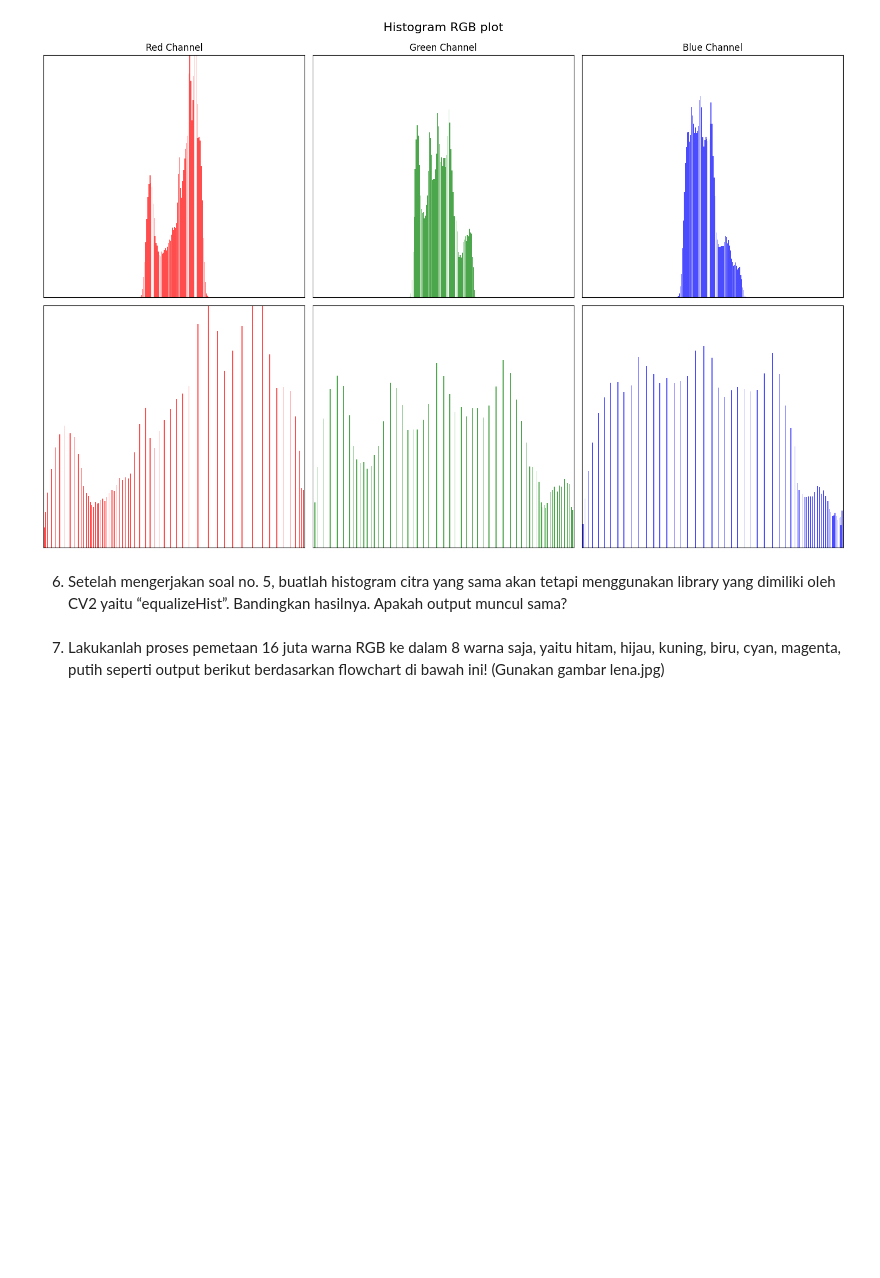
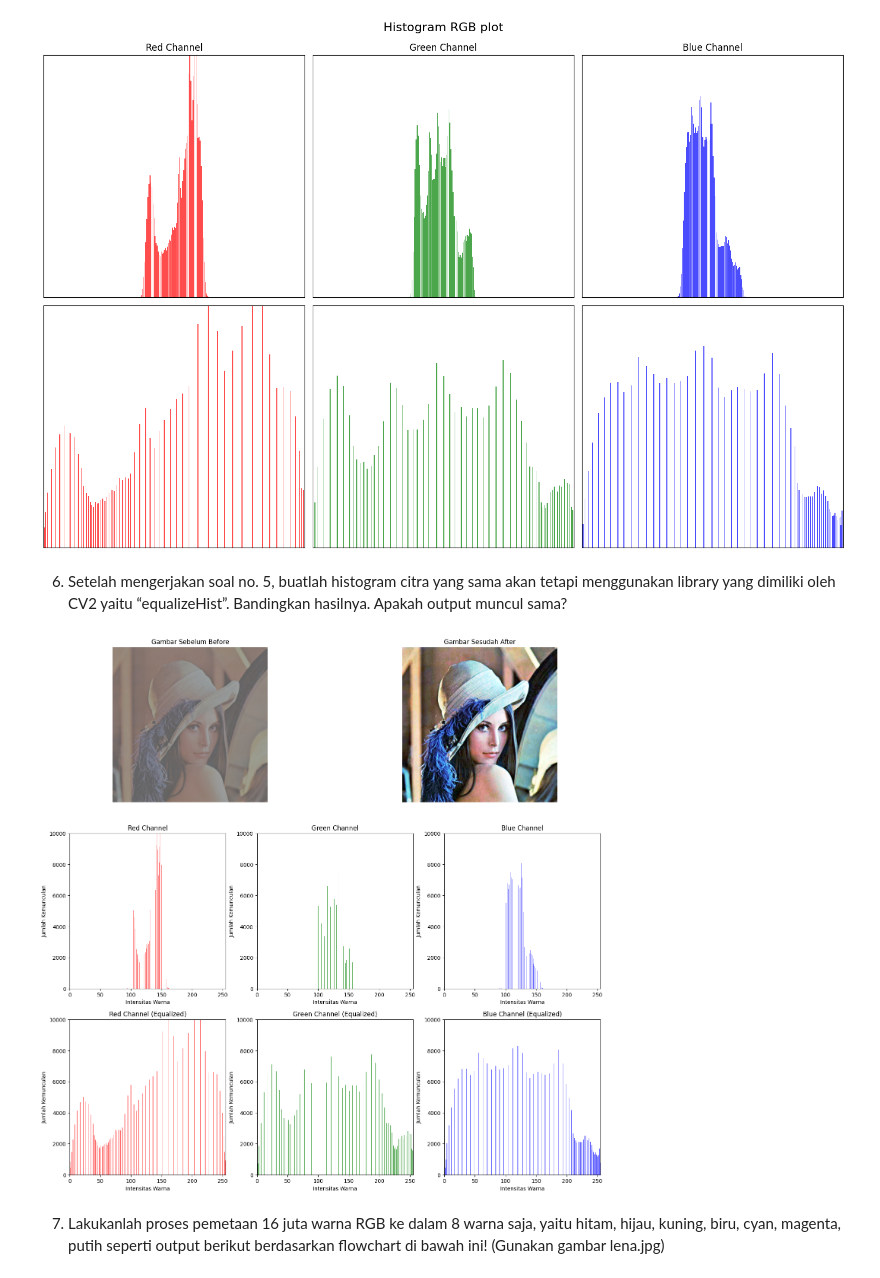
Before and after one commit to armand010/PCVK_Ganjil_2024, a Jupyter notebook: PCVK_Week_6_03.ipynb, the cells around one changed output. Saved outputs shown, nothing was run; the diff lists cells and outputs as text; code cells hidden in the pictures; blank space fills up the shorter version.

```diff
--- a/PCVK_Week_6_03.ipynb
+++ b/PCVK_Week_6_03.ipynb
@@ -246,6 +274,95 @@ plot_rgb_histograms(img, equalized_img)
 6. Setelah mengerjakan soal no. 5, buatlah histogram citra yang sama akan tetapi
 menggunakan library yang dimiliki oleh CV2 yaitu “equalizeHist”. Bandingkan
 hasilnya. Apakah output muncul sama?
+# %%
+img = imgLenalc.copy()
+img = cv.cvtColor(img, cv.COLOR_BGR2RGB)
+
+# Split channel warna
+red_channel = img[:, :, 0]
+green_channel = img[:, :, 1]
+blue_channel = img[:, :, 2]
+
+# Implementasi rumus equalization menggunakan euqalizeHist(cv2)
+red_equal_cv = cv.equalizeHist(red_channel)
+green_equal_cv = cv.equalizeHist(green_channel)
+blue_equal_cv = cv.equalizeHist(blue_channel)
+
+# Merge warna equalisasi
+equal_img_cv = np.zeros_like(img)
+equal_img_cv[:, :, 0] = red_equal_cv.astype(np.uint8) # .astype(np.uint8) untuk konversi ke data yang benar
+equal_img_cv[:, :, 1] = green_equal_cv.astype(np.uint8)
+equal_img_cv[:, :, 2] = blue_equal_cv.astype(np.uint8)
+
+# Menampilkan hasil
+plt.figure(figsize=(18,18))
+
+# Menampilkan gambar sebelum before dan sesudah after
+plt.subplot(321)
+plt.imshow(img)
+plt.axis('off')
+plt.title('Gambar Sebelum Before')
+
+plt.subplot(322)
+plt.imshow(equal_img_cv)
+plt.axis('off')
+plt.title('Gambar Sesudah After')
+
+# Menampilkan histogram gambar asli
+plt.subplot(334)
+plt.hist(img[:, :, 0].ravel(), bins=256, color="red", alpha=0.6)
+plt.title('Red Channel')
+plt.xlabel('Intensitas Warna')
+plt.ylabel('Jumlah Kemunculan')
+plt.xlim(0, 255)
+plt.ylim(0, 10000)
+
+plt.subplot(335)
+plt.hist(img[:, :, 1].ravel(), bins=256, color="green", alpha=0.6)
+plt.title('Green Channel')
+plt.xlabel('Intensitas Warna')
+plt.ylabel('Jumlah Kemunculan')
+plt.xlim(0, 255)
+plt.ylim(0, 10000)
+
+plt.subplot(336)
+plt.hist(img[:, :, 2].ravel(), bins=256, color="blue", alpha=0.6)
+plt.title('Blue Channel')
+plt.xlabel('Intensitas Warna')
+plt.ylabel('Jumlah Kemunculan')
+plt.xlim(0, 255)
+plt.ylim(0, 10000)
+
+
+# Menampilkan histogram gambar equalization
+plt.subplot(337)
+plt.hist(red_equal_cv.ravel(), bins=256, color="red", alpha=0.6)
+plt.title('Red Channel (Equalized)')
+plt.xlabel('Intensitas Warna')
+plt.ylabel('Jumlah Kemunculan')
+plt.xlim(0, 255)
+plt.ylim(0, 10000)
+
+plt.subplot(338)
+plt.hist(green_equal_cv.ravel(), bins=256, color="green", alpha=0.6)
+plt.title('Green Channel (Equalized)')
+plt.xlabel('Intensitas Warna')
+plt.ylabel('Jumlah Kemunculan')
+plt.xlim(0, 255)
+plt.ylim(0, 10000)
+
+plt.subplot(339)
+plt.hist(blue_equal_cv.ravel(), bins=256, color="blue", alpha=0.6)
+plt.title('Blue Channel (Equalized)')
+plt.xlabel('Intensitas Warna')
+plt.ylabel('Jumlah Kemunculan')
+plt.xlim(0, 255)
+plt.ylim(0, 10000)
+
+# plt.tight_layout()
+plt.show()
+# %% [output]
+[figure, added]
 # %% [markdown]
 7. Lakukanlah proses pemetaan 16 juta warna RGB ke dalam 8 warna saja, yaitu hitam,
 hijau, kuning, biru, cyan, magenta, putih seperti output berikut berdasarkan flowchart
```
Also changed, not shown: parts of 3 cells of this notebook.
